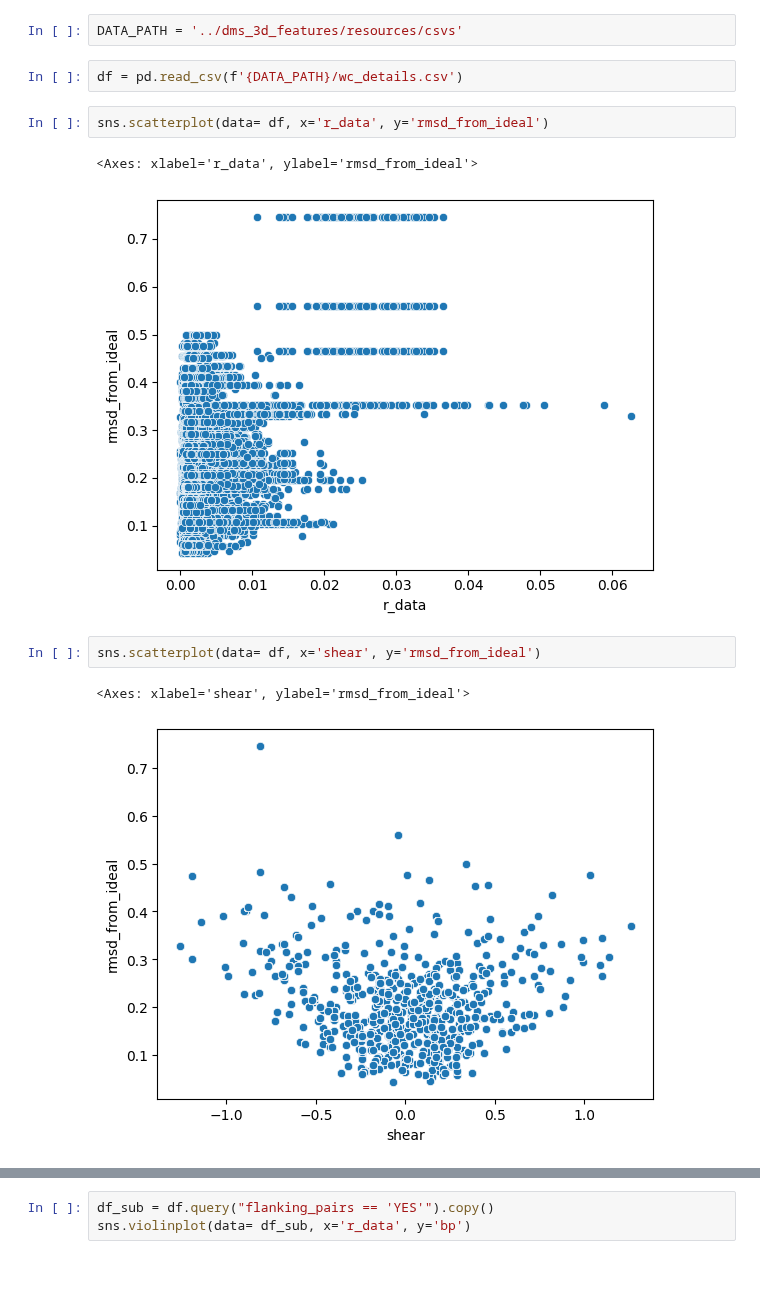
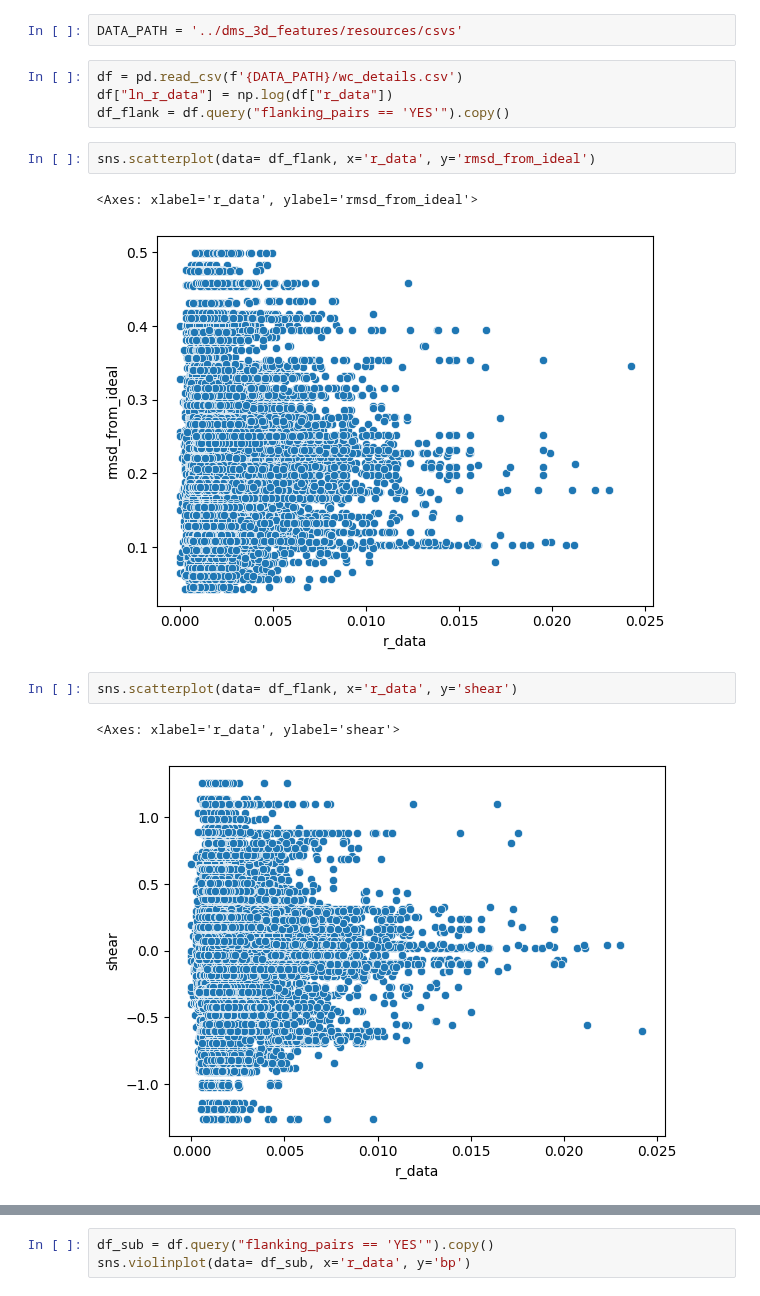
Before and after one commit to YesselmanLabPublications/2025_char_3d_struct_features, a Jupyter notebook: notebooks/wc_analysis.ipynb, the cells around one changed output, grey strips where cells are left out. Cells and saved outputs as stored; diff of their text form; blank space fills up the shorter version.

```diff
--- a/notebooks/wc_analysis.ipynb
+++ b/notebooks/wc_analysis.ipynb
@@ -7,14 +11,16 @@ import seaborn as sns
 DATA_PATH = '../dms_3d_features/resources/csvs'
 # %%
 df = pd.read_csv(f'{DATA_PATH}/wc_details.csv')
+df["ln_r_data"] = np.log(df["r_data"])
+df_flank = df.query("flanking_pairs == 'YES'").copy()
 # %%
-sns.scatterplot(data= df, x='r_data', y='rmsd_from_ideal')
+sns.scatterplot(data= df_flank, x='r_data', y='rmsd_from_ideal')
 # %% [output]
 <Axes: xlabel='r_data', ylabel='rmsd_from_ideal'>
-[figure, old version]
+[figure, new version]
 # %%
-sns.scatterplot(data= df, x='shear', y='rmsd_from_ideal')
+sns.scatterplot(data= df_flank, x='r_data', y='shear')
 # %% [output]
-<Axes: xlabel='shear', ylabel='rmsd_from_ideal'>
+<Axes: xlabel='r_data', ylabel='shear'>
-[figure, old version]
+[figure, new version]
 # %%
```
Also changed, not shown: parts of 22 cells of this notebook, 13 other files.
